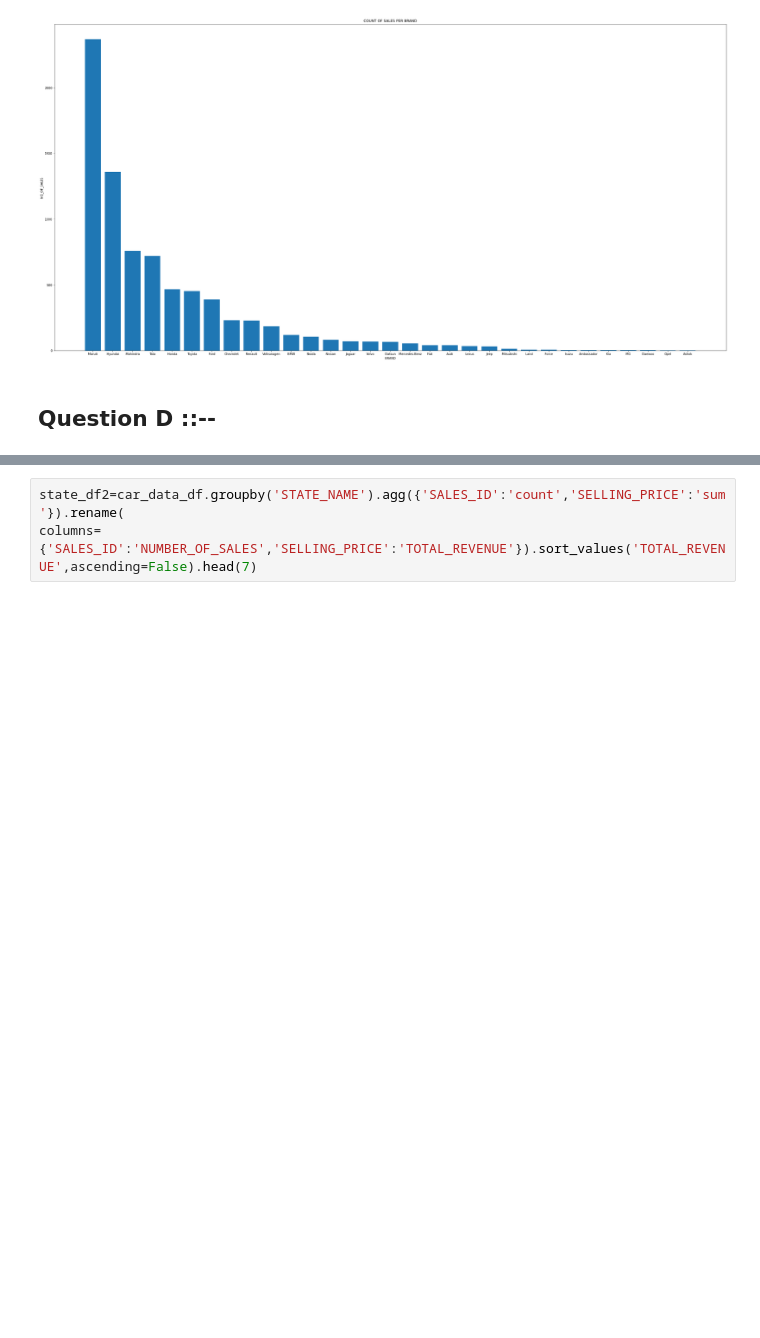
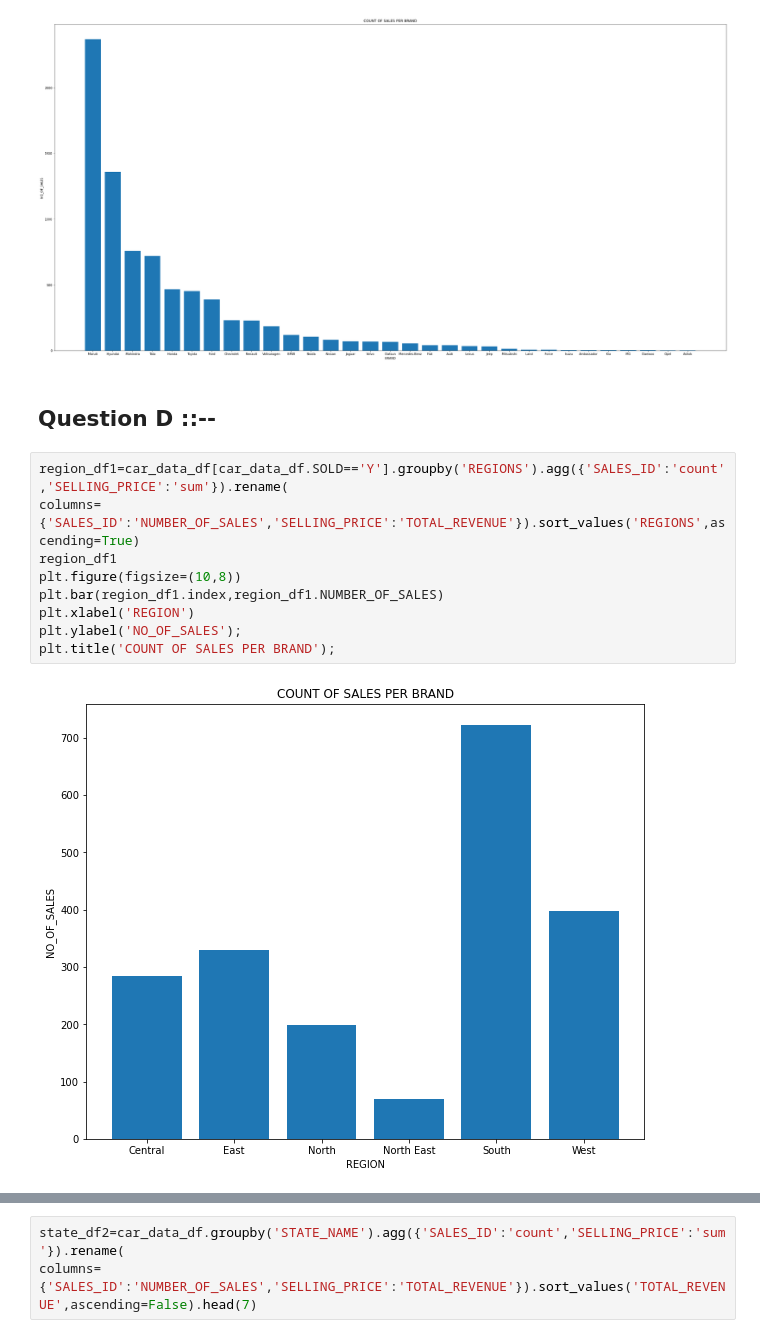
Before and after one commit to Anubhaw19/CP, a Jupyter notebook: Python/capstone(car_data).ipynb, the cells around one changed output, grey strips where cells are left out. Cells and saved outputs as stored; diff of their text form; blank space fills up the shorter version.

```diff
--- a/Python/capstone(car_data).ipynb
+++ b/Python/capstone(car_data).ipynb
@@ -62,3 +56,14 @@ plt.title('COUNT OF SALES PER BRAND');
 [figure]
 # %% [markdown]
 ## Question D ::--
+# %%
+region_df1=car_data_df[car_data_df.SOLD=='Y'].groupby('REGIONS').agg({'SALES_ID':'count','SELLING_PRICE':'sum'}).rename(
+columns={'SALES_ID':'NUMBER_OF_SALES','SELLING_PRICE':'TOTAL_REVENUE'}).sort_values('REGIONS',ascending=True)
+region_df1
+plt.figure(figsize=(10,8))
+plt.bar(region_df1.index,region_df1.NUMBER_OF_SALES)
+plt.xlabel('REGION')
+plt.ylabel('NO_OF_SALES');
+plt.title('COUNT OF SALES PER BRAND');
+# %% [output]
+[figure, added]
```
Also changed, not shown: parts of 17 cells of this notebook.
